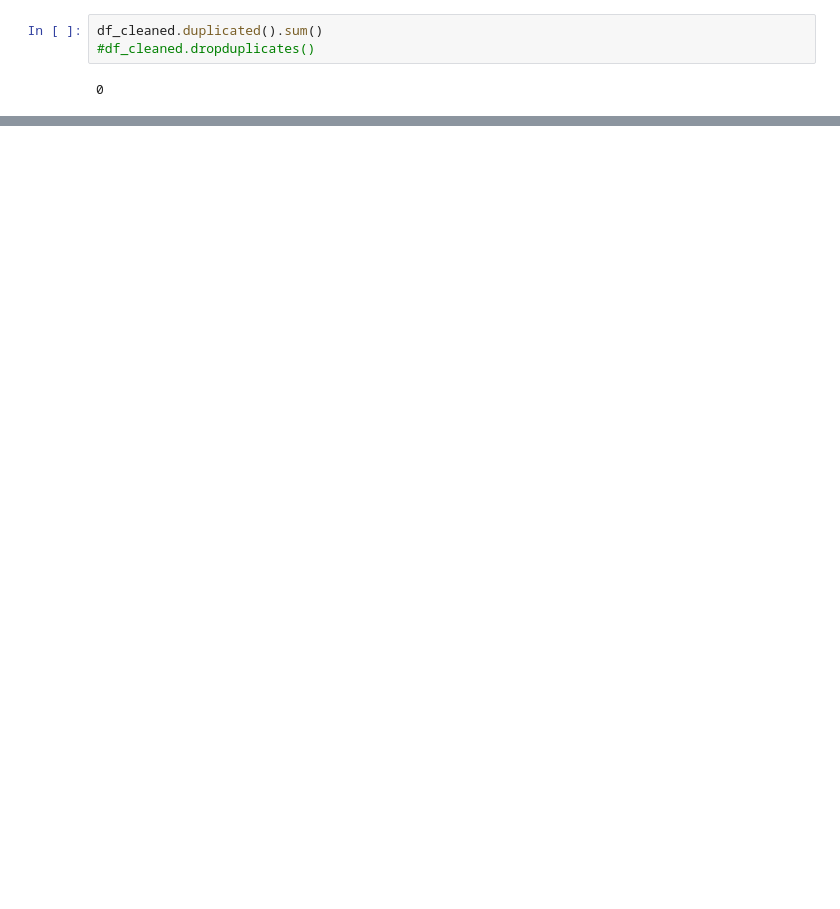
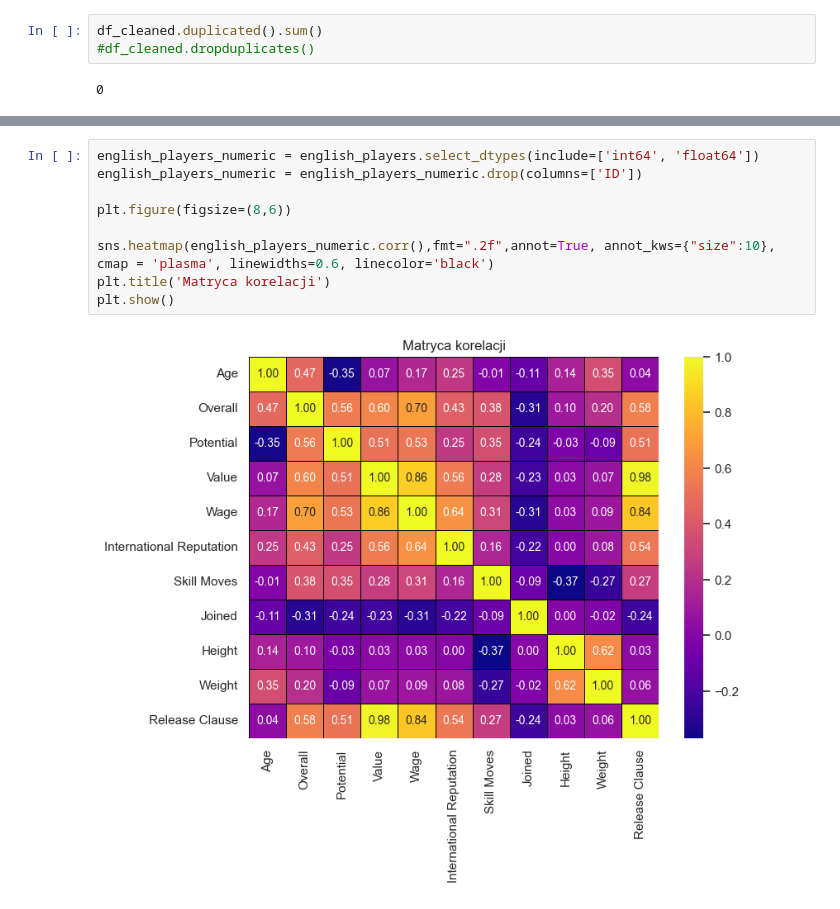
Before and after one commit to PatrykKawka/Python--Fifa-19-Exploratory-Data-Analysis, a Jupyter notebook: Fifa 19 - EDA.ipynb, the cells around one changed output, grey strips where cells are left out. Drawn from its saved outputs; the diff is of its cells as text; blank space fills up the shorter version.

```diff
--- a/Fifa 19 - EDA.ipynb
+++ b/Fifa 19 - EDA.ipynb
@@ -110,0 +133,11 @@ plt.show()
+# %%
+english_players_numeric = english_players.select_dtypes(include=['int64', 'float64'])
+english_players_numeric = english_players_numeric.drop(columns=['ID'])
+
+plt.figure(figsize=(8,6))
+
+sns.heatmap(english_players_numeric.corr(),fmt=".2f",annot=True, annot_kws={"size":10}, cmap = 'plasma', linewidths=0.6, linecolor='black')
+plt.title('Matryca korelacji')
+plt.show()
+# %% [output]
+[figure, added]
```
Also changed, not shown: parts of 16 cells of this notebook.
